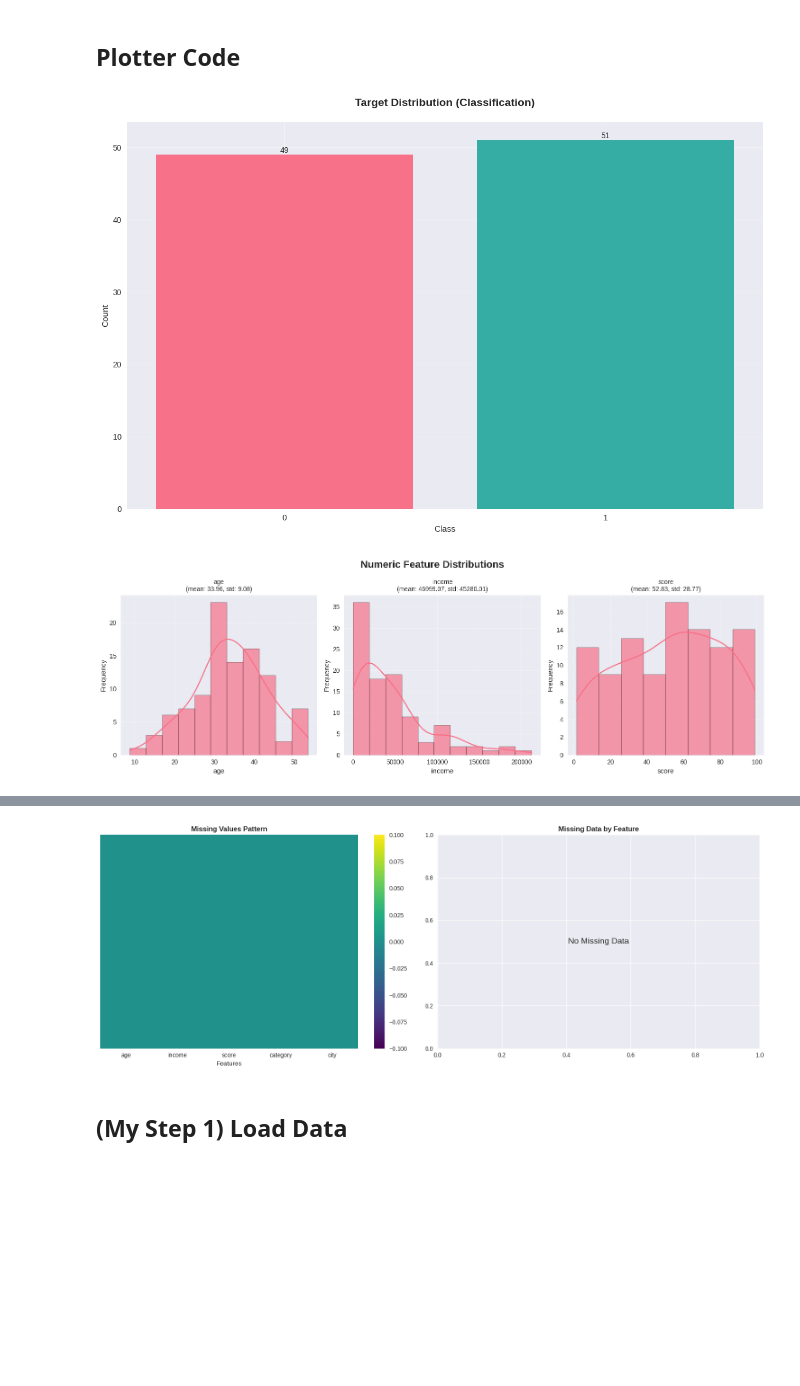
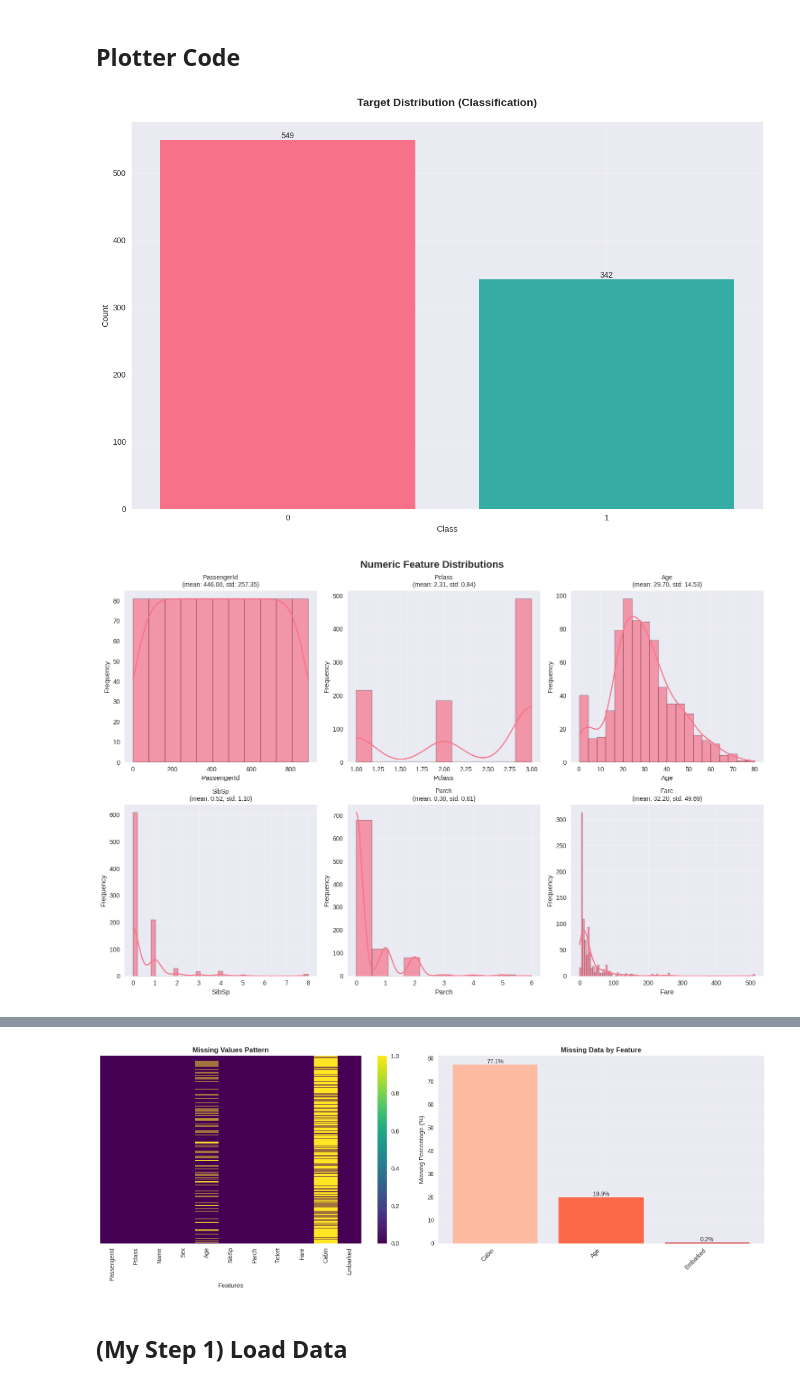
Before and after one commit to Yan4S/DataAnalysis, a Jupyter notebook: Titanic.ipynb, the cells around one changed output, grey strips where cells are left out. Saved outputs shown, nothing was run; the diff lists cells and outputs as text; code cells hidden in the pictures; blank space fills up the shorter version.

```diff
--- a/Titanic.ipynb
+++ b/Titanic.ipynb
@@ -464,40 +464,34 @@ class DataPlotter:
             self.plot_correlation_heatmap(filename=_get_filename('correlation_matrix'))
 
         # Categorical features
         if self.categorical_columns:
             self.plot_categorical_features(filename=_get_filename('categorical_features'))
 
         # Missing data
         self.plot_missing_data(filename=_get_filename('missing_data'))
 
         logger.info("Comprehensive EDA completed")
         return self
 
 
 # Example usage
 if __name__ == "__main__":
     # Create sample data
     np.random.seed(42)
-    X = pd.DataFrame({
-        'age': np.random.normal(35, 10, 100),
-        'income': np.random.exponential(50000, 100),
-        'score': np.random.uniform(0, 100, 100),
-        'category': np.random.choice(['A', 'B', 'C', 'D'], 100),
-        'city': np.random.choice(['NY', 'LA', 'CHI'], 100)
-    })
-    y = pd.Series(np.random.choice([0, 1], 100), name='target')
+    X = dTrain_X
+    y = dTrain_y
 
     # Initialize plotter (data is copied internally)
     plotter = DataPlotter(X, y)
 
     # Individual plots
     (plotter.plot_target_distribution('classification', filename='target.png')
      .plot_numeric_features(filename='numeric.png')
      .plot_categorical_features(filename='categorical.png')
      .plot_correlation_heatmap(filename='correlation.png'))
 
     # Or comprehensive EDA
     plotter.comprehensive_eda(save_prefix='my_analysis')
 # %% [output]
-[figure, old version]
+[figure, new version]
-[figure, old version]
+[figure, new version]
@@ -510,4 +504,4 @@ if __name__ == "__main__":
-[figure, old version]
+[figure, new version]
 # %% [markdown]
 ## (My Step 1) Load Data
 # %%
```
Also changed, not shown: parts of 7 cells of this notebook.
